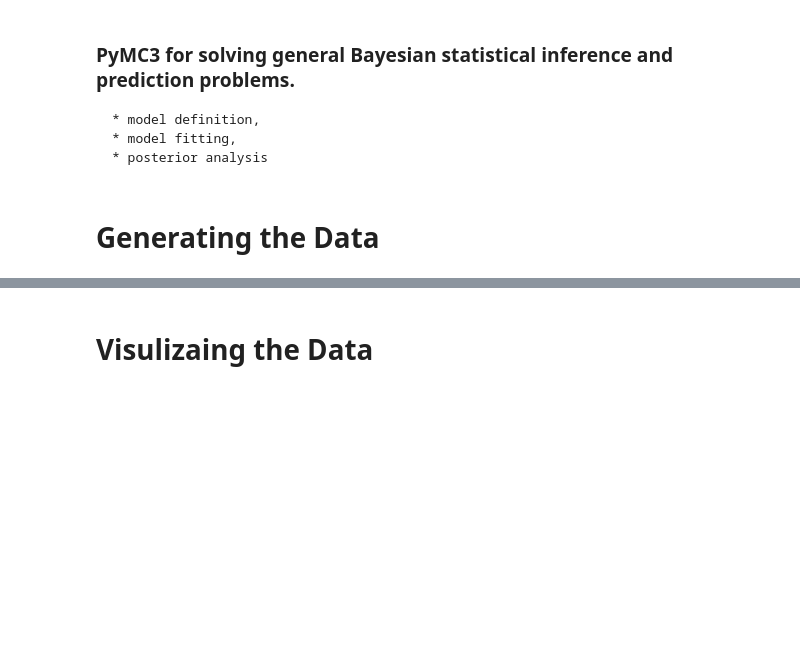
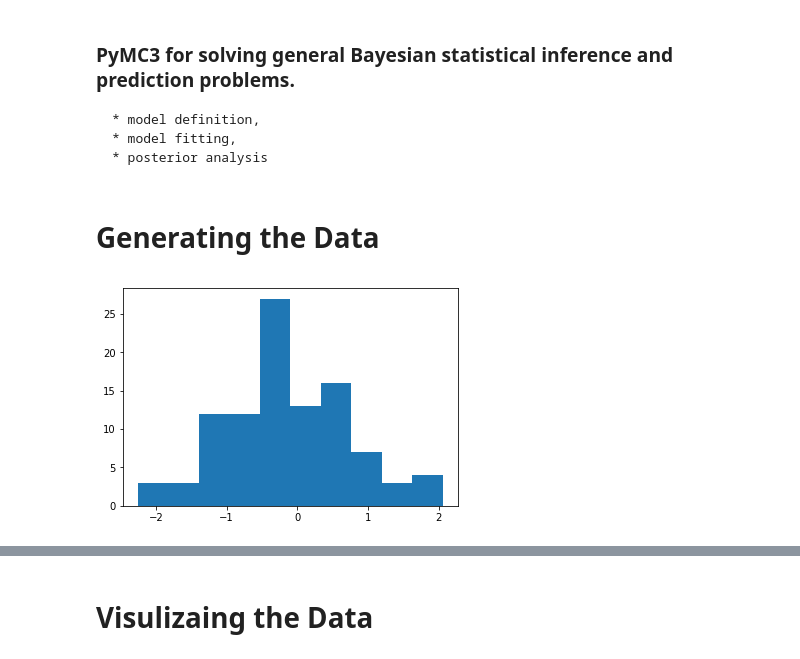
Before and after one commit to alhaol/pymc3, a Jupyter notebook: GetStartedPyMC3.ipynb, the cells around one changed output, grey strips where cells are left out. Saved outputs shown, nothing was run; the diff lists cells and outputs as text; code cells hidden in the pictures; blank space fills up the shorter version.

```diff
--- a/GetStartedPyMC3.ipynb
+++ b/GetStartedPyMC3.ipynb
@@ -39,3 +39,8 @@ X2 = np.random.randn(size) * 0.2
 
 # Simulate outcome variable
 Y = alpha + beta[0]*X1 + beta[1]*X2 + np.random.randn(size)*sigma
+# %%
+plt.hist(np.random.randn(size))
+plt.show()
+# %% [output]
+[figure, added]
```
Also changed, not shown: parts of 16 cells of this notebook, 10 other files.
